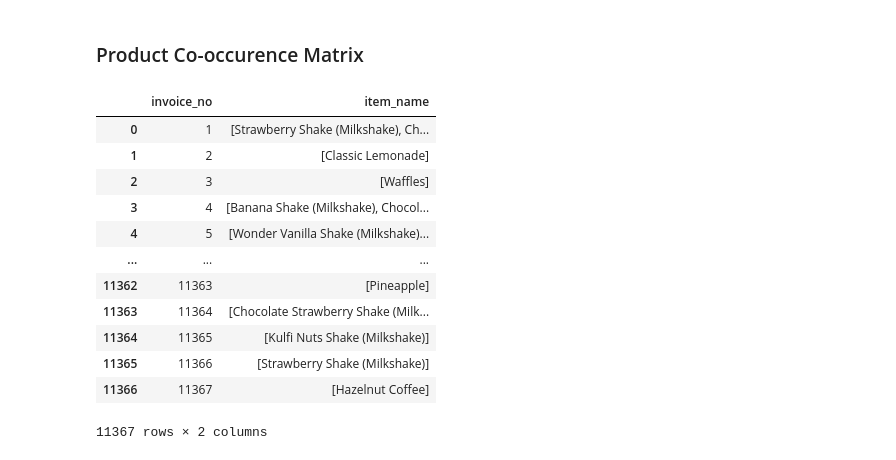
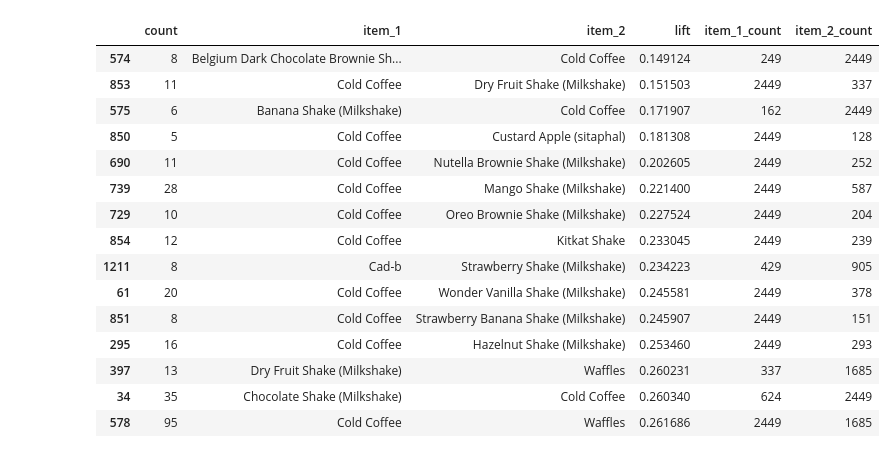
Before and after one commit to Rikhil-Nell/Clink, a Jupyter notebook: analysis/order_analysis.ipynb, the cells around one changed output. Drawn from its saved outputs; the diff is of its cells as text; code cells hidden in the pictures.

```diff
--- a/analysis/order_analysis.ipynb
+++ b/analysis/order_analysis.ipynb
@@ -46,0 +214,27 @@ invoice_kpis['order_date_only'] = invoice_kpis['order_date'].dt.date
+# %%
+# 🏋️ STEP 9: Compute Lift Metrics (with support filtering)
+
+min_item_support = 20  # each item must appear in at least 20 invoices
+min_pair_support = 5   # each pair must co-occur in at least 5 invoices
+
+# Number of unique invoices
+total_invoices = df['invoice_no'].nunique()
+
+# Frequency (support) of each individual item
+item_invoice_counts = df.groupby('item_name')['invoice_no'].nunique()
+item_invoice_support = item_invoice_counts / total_invoices
+
+# Filter items by minimum support
+frequent_items = item_invoice_counts[item_invoice_counts >= min_item_support].index.tolist()
+
+print(f"Found {len(frequent_items)} items with at least {min_item_support} invoices.")
+
+filtered_pairs_df = co_occurrence_df[
+    co_occurrence_df['item_1'].isin(frequent_items) &
+    co_occurrence_df['item_2'].isin(frequent_items) &
+    (co_occurrence_df['count'] >= min_pair_support)
+].copy()
+
+print(f"Reduced to {filtered_pairs_df.shape[0]} item pairs after filtering.")
+
+filtered_pairs_df.head()
@@ -47 +250,35 @@ invoice_kpis['order_date_only'] = invoice_kpis['order_date'].dt.date
+# %%
+def compute_lift(row):
+    A, B = row['item_1'], row['item_2']
+    pair_support = row['count'] / total_invoices
+    expected_support = item_invoice_support[A] * item_invoice_support[B]
+    if expected_support > 0:
+        return pair_support / expected_support
+    else:
+        return np.nan
+
+filtered_pairs_df['lift'] = filtered_pairs_df.apply(compute_lift, axis=1)
+
+# Sort by lift descending
+filtered_pairs_df.sort_values(by='lift', ascending=True, inplace=True)
+filtered_pairs_df['item_1_count'] = filtered_pairs_df['item_1'].map(item_invoice_counts)
+filtered_pairs_df['item_2_count'] = filtered_pairs_df['item_2'].map(item_invoice_counts)
+filtered_pairs_df.head(15)
+# %% [output]
+|  | count | item_1 | item_2 | lift | item_1_count | item_2_count |
+| 574 | 8 | Belgium Dark Chocolate Brownie Sh... | Cold Coffee | 0.149124 | 249 | 2449 |
+| 853 | 11 | Cold Coffee | Dry Fruit Shake (Milkshake) | 0.151503 | 2449 | 337 |
+| 575 | 6 | Banana Shake (Milkshake) | Cold Coffee | 0.171907 | 162 | 2449 |
+| 850 | 5 | Cold Coffee | Custard Apple (sitaphal) | 0.181308 | 2449 | 128 |
+| 690 | 11 | Cold Coffee | Nutella Brownie Shake (Milkshake) | 0.202605 | 2449 | 252 |
+| 739 | 28 | Cold Coffee | Mango Shake (Milkshake) | 0.221400 | 2449 | 587 |
+| 729 | 10 | Cold Coffee | Oreo Brownie Shake (Milkshake) | 0.227524 | 2449 | 204 |
+| 854 | 12 | Cold Coffee | Kitkat Shake | 0.233045 | 2449 | 239 |
+| 1211 | 8 | Cad-b | Strawberry Shake (Milkshake) | 0.234223 | 429 | 905 |
+| 61 | 20 | Cold Coffee | Wonder Vanilla Shake (Milkshake) | 0.245581 | 2449 | 378 |
+| 851 | 8 | Cold Coffee | Strawberry Banana Shake (Milkshake) | 0.245907 | 2449 | 151 |
+| 295 | 16 | Cold Coffee | Hazelnut Shake (Milkshake) | 0.253460 | 2449 | 293 |
+| 397 | 13 | Dry Fruit Shake (Milkshake) | Waffles | 0.260231 | 337 | 1685 |
+| 34 | 35 | Chocolate Shake (Milkshake) | Cold Coffee | 0.260340 | 624 | 2449 |
+| 578 | 95 | Cold Coffee | Waffles | 0.261686 | 2449 | 1685 |
 # %%
@@ -49,2 +285,0 @@ invoice_kpis.to_csv("../results/order_analysis/Invoice_Aggregation.csv", index=F
-# %% [markdown]
-### Product Co-occurence Matrix
@@ -53,16 +285,0 @@ invoice_items = df.groupby('invoice_no')['item_name'].apply(list).reset_index()
-# %%
-invoice_items
-# %% [output]
-|  | invoice_no | item_name |
-| 0 | 1 | [Strawberry Shake (Milkshake), Ch... |
-| 1 | 2 | [Classic Lemonade] |
-| 2 | 3 | [Waffles] |
-| 3 | 4 | [Banana Shake (Milkshake), Chocol... |
-| 4 | 5 | [Wonder Vanilla Shake (Milkshake)... |
-| ... | ... | ... |
-| 11362 | 11363 | [Pineapple] |
-| 11363 | 11364 | [Chocolate Strawberry Shake (Milk... |
-| 11364 | 11365 | [Kulfi Nuts Shake (Milkshake)] |
-| 11365 | 11366 | [Strawberry Shake (Milkshake)] |
-| 11366 | 11367 | [Hazelnut Coffee] |
-11367 rows × 2 columns
```
Also changed, not shown: parts of 24 cells of this notebook, 31 other files.
